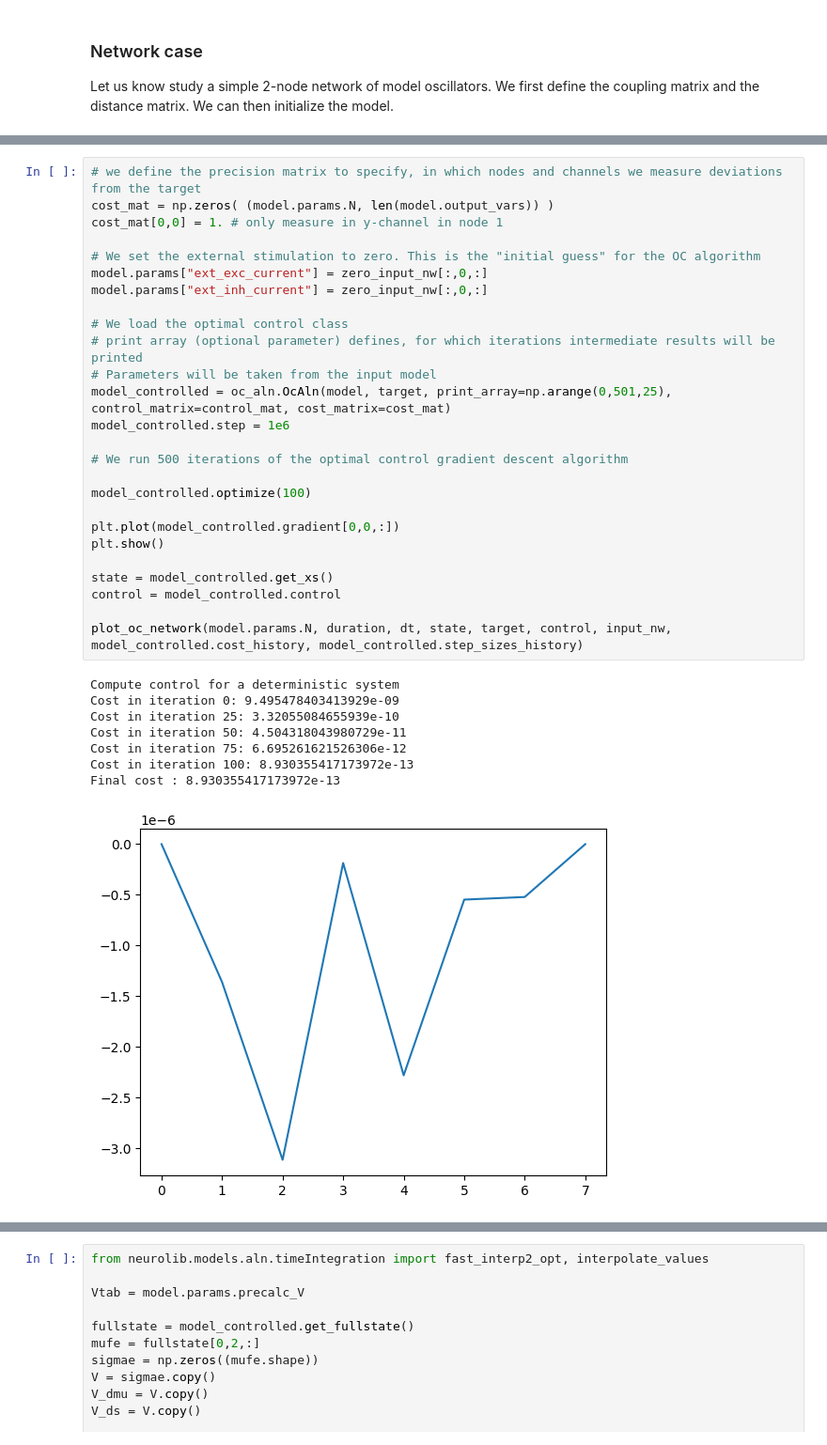
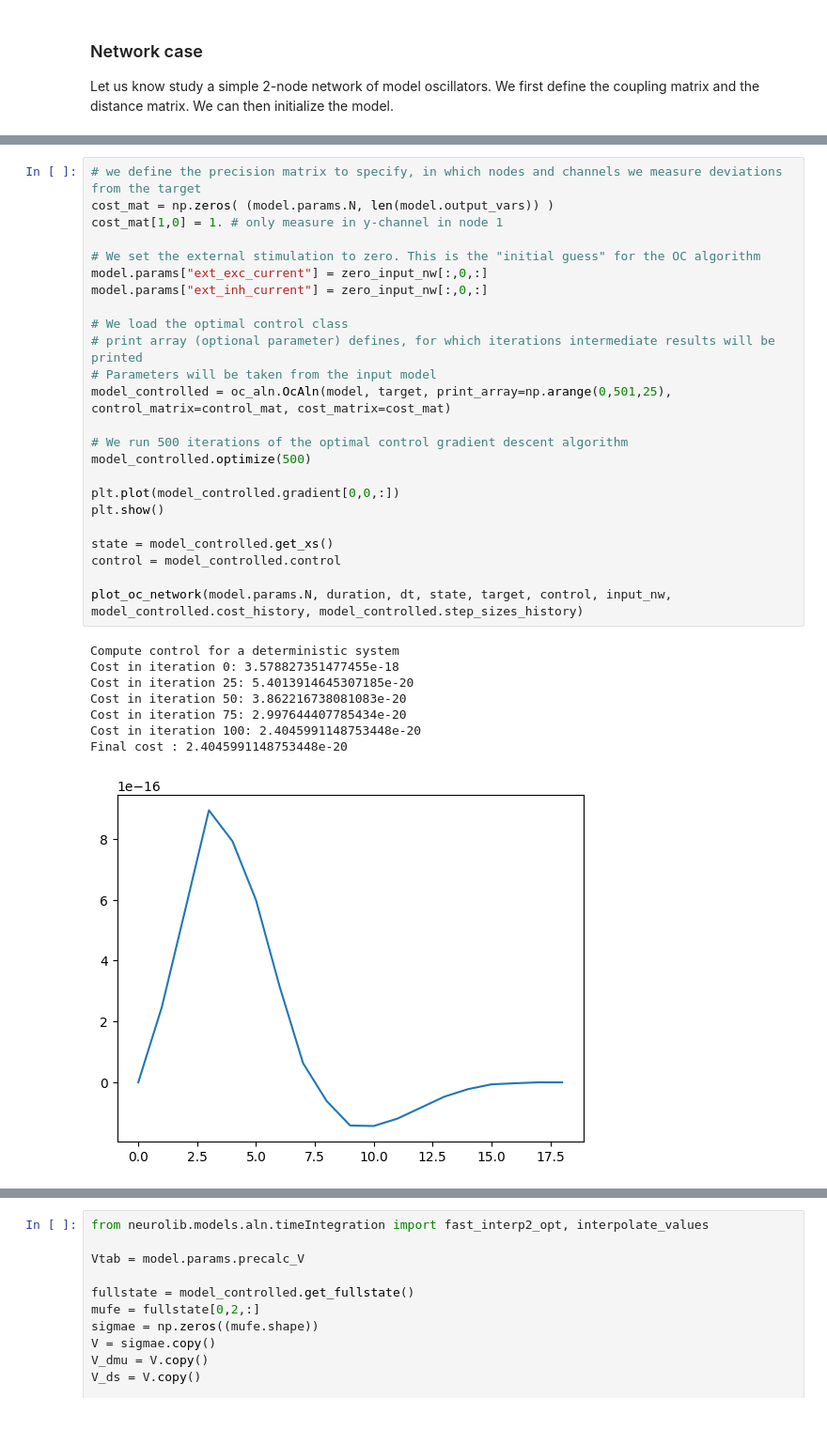
Before and after one commit to neurolib-dev/neurolib, a Jupyter notebook: examples/example-5-optimal-control/example-5.5-oc-aln-model-deterministic.ipynb, the cells around one changed output, grey strips where cells are left out. Shown at 94% size. Saved outputs shown, nothing was run; the diff lists cells and outputs as text.

```diff
--- a/examples/example-5-optimal-control/example-5.5-oc-aln-model-deterministic.ipynb
+++ b/examples/example-5-optimal-control/example-5.5-oc-aln-model-deterministic.ipynb
@@ -324,35 +204,33 @@ I 0
 # %%
 # we define the precision matrix to specify, in which nodes and channels we measure deviations from the target
 cost_mat = np.zeros( (model.params.N, len(model.output_vars)) )
-cost_mat[0,0] = 1. # only measure in y-channel in node 1
+cost_mat[1,0] = 1. # only measure in y-channel in node 1
 
 # We set the external stimulation to zero. This is the "initial guess" for the OC algorithm
 model.params["ext_exc_current"] = zero_input_nw[:,0,:]
 model.params["ext_inh_current"] = zero_input_nw[:,0,:]
 
 # We load the optimal control class
 # print array (optional parameter) defines, for which iterations intermediate results will be printed
 # Parameters will be taken from the input model
 model_controlled = oc_aln.OcAln(model, target, print_array=np.arange(0,501,25), control_matrix=control_mat, cost_matrix=cost_mat)
-model_controlled.step = 1e6
 
 # We run 500 iterations of the optimal control gradient descent algorithm
-
-model_controlled.optimize(100)
+model_controlled.optimize(500)
 
 plt.plot(model_controlled.gradient[0,0,:])
 plt.show()
 
 state = model_controlled.get_xs()
 control = model_controlled.control
 
 plot_oc_network(model.params.N, duration, dt, state, target, control, input_nw, model_controlled.cost_history, model_controlled.step_sizes_history)
 # %% [output]
 Compute control for a deterministic system
-Cost in iteration 0: 9.495478403413929e-09
-Cost in iteration 25: 3.32055084655939e-10
-Cost in iteration 50: 4.504318043980729e-11
-Cost in iteration 75: 6.695261621526306e-12
-Cost in iteration 100: 8.930355417173972e-13
-Final cost : 8.930355417173972e-13
+Cost in iteration 0: 3.578827351477455e-18
+Cost in iteration 25: 5.4013914645307185e-20
+Cost in iteration 50: 3.862216738081083e-20
+Cost in iteration 75: 2.997644407785434e-20
+Cost in iteration 100: 2.4045991148753448e-20
+Final cost : 2.4045991148753448e-20
-[figure, old version]
+[figure, new version]
```
Also changed, not shown: parts of 6 cells of this notebook, 4 other files.
